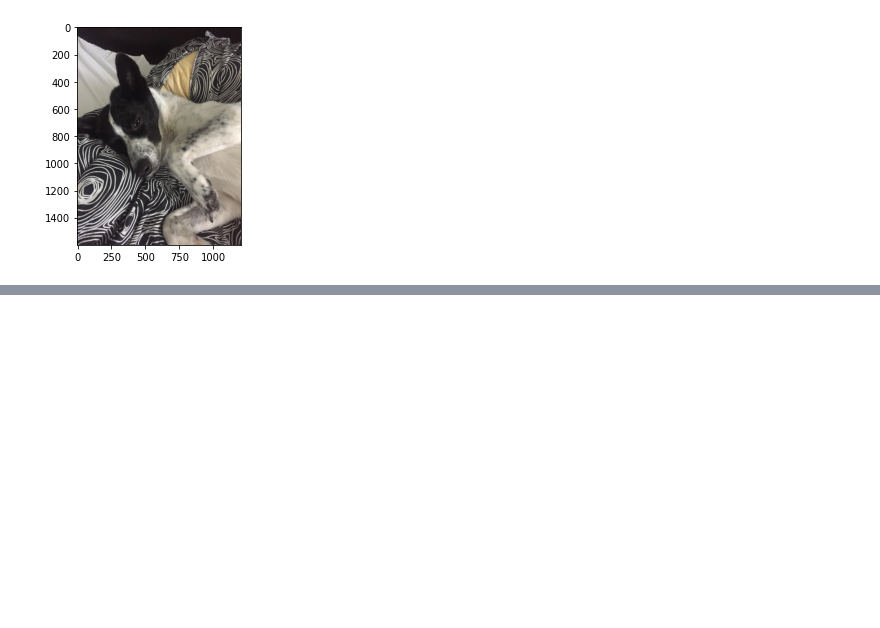
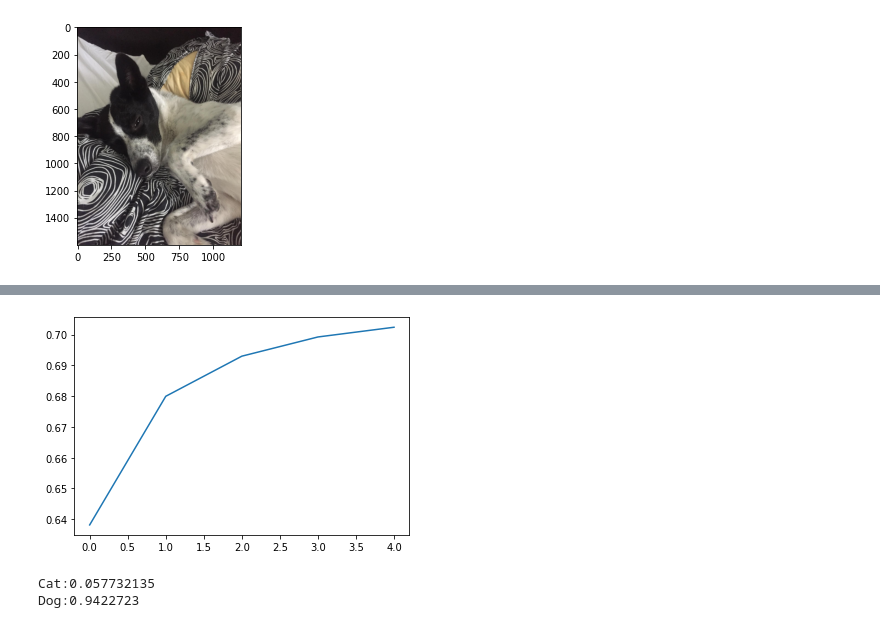
Before and after one commit to mhuggi/computer-vision, a Jupyter notebook: Salmi_Emil_Uppg7.ipynb, the cells around one changed output, grey strips where cells are left out. Cells and saved outputs as stored; diff of their text form; code cells hidden in the pictures; blank space fills up the shorter version.

```diff
--- a/Salmi_Emil_Uppg7.ipynb
+++ b/Salmi_Emil_Uppg7.ipynb
@@ -85,7 +77,7 @@ import numpy as np
 import matplotlib.pyplot as plt
 from keras.preprocessing import image
 test_img = 'media/luna2.jpg'
-test_img = image.load_img(test_img, target_size=(100,100))
+test_img = image.load_img(test_img, target_size=(200,200))
 test_img = image.img_to_array(test_img)
 
 test_img = np.expand_dims(test_img, axis=0)
@@ -110,0 +103,13 @@ Dog:0.973101
+# %%
+train_img_gen = img_gen.flow_from_directory('PetImages',
+                                           target_size=(100,100))
+train_img_gen.class_indices
+model = Sequential()
+model.add(Conv2D(32, (3,3), input_shape = (100,100,3), activation = 'relu'))
+model.add(MaxPooling2D(pool_size = (2,2)))
+model.add(Flatten())
+model.add(Dense(units = 2, activation = "sigmoid"))
+model.compile(optimizer = 'adam',
+             loss = 'binary_crossentropy',
+             metrics = ['accuracy'])
+results = model.fit(train_img_gen, epochs=5)
@@ -110,0 +128,20 @@ Dog:0.973101
+# %%
+plt.plot(results.history['accuracy'])
+import numpy as np
+import matplotlib.pyplot as plt
+from keras.preprocessing import image
+test_img = 'media/luna2.jpg'
+test_img = image.load_img(test_img, target_size=(100,100))
+test_img = image.img_to_array(test_img)
+
+test_img = np.expand_dims(test_img, axis=0)
+test_img = test_img/255
+# %% [output]
+[figure, added]
+# %%
+prob = model.predict(test_img)
+print("Cat:" + str(prob[0][0]))
+print("Dog:" + str(prob[0][1]))
+# %% [output]
+Cat:0.057732135
+Dog:0.9422723
```
Also changed, not shown: parts of 11 cells of this notebook, 1 other file.
